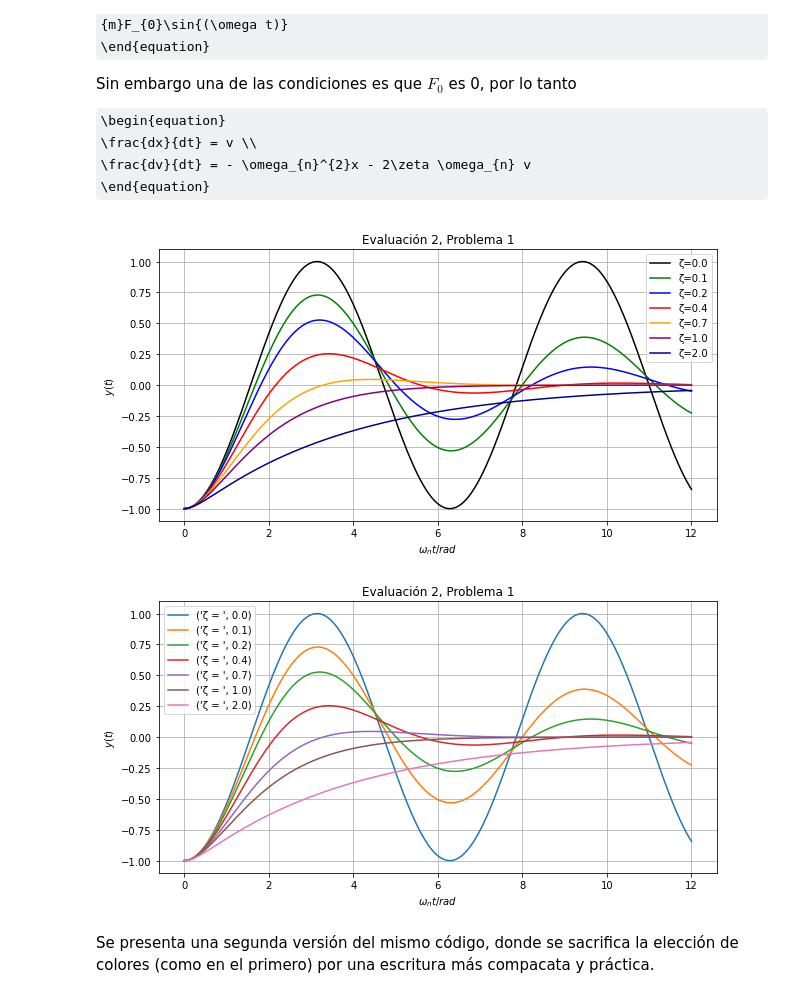
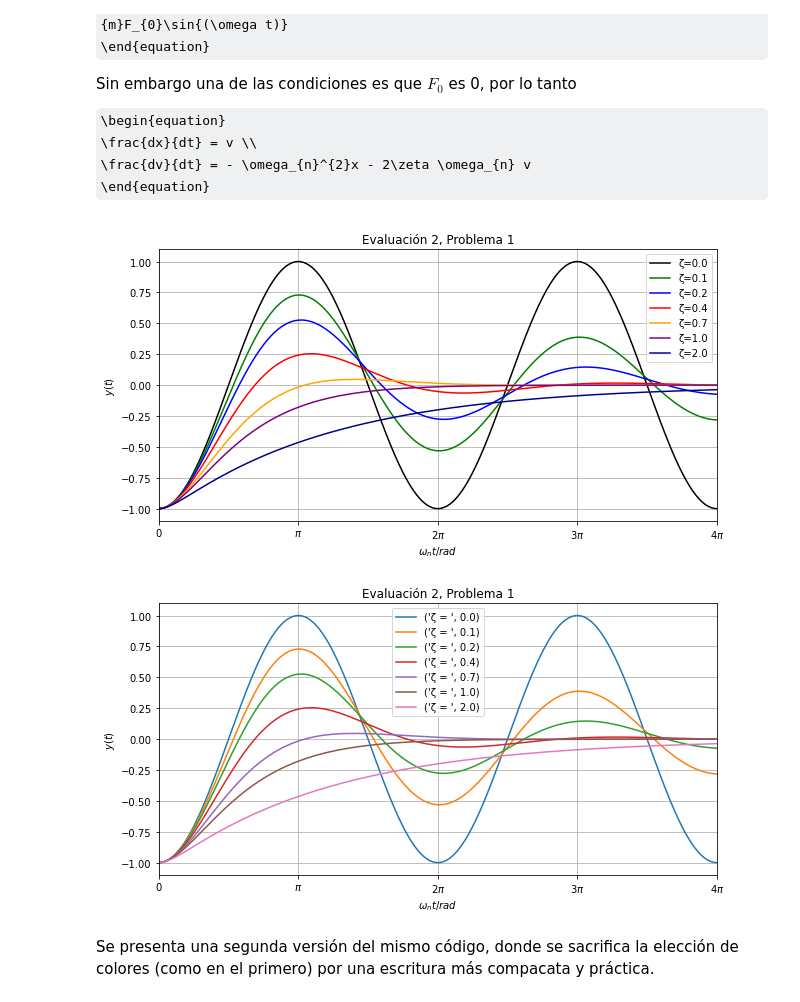
Before and after one commit to Akin-Bonillas-Miranda/Fisica_Computacional, a Jupyter notebook: Evaluación 2/Evaluación2.ipynb, the cells around one changed output. Cells and saved outputs as stored; diff of their text form; code cells hidden in the pictures; some formulas as TeX source.

```diff
--- a/Evaluación 2/Evaluación2.ipynb
+++ b/Evaluación 2/Evaluación2.ipynb
@@ -130,7 +130,7 @@ def SED( v, t, ζ, ωn ):
 # Intervalo sobre el cual se integrará
 
 t0 = 0
-tmax = 4
+tmax = 5
 Npts = 500
 t = np.linspace( t0, tmax, Npts ) # t = np.linspace ( 0, 4*np,pi, 500 )
 
@@ -165,6 +165,9 @@ plt.grid()
 
 plt.title( "Evaluación 2, Problema 1" )
 plt.xlabel( "$ω_{n}t/rad$" )
+plt.xlim( 0, 4*np.pi )
+plt.xticks( [ 0, np.pi, 2*np.pi, 3*np.pi, 4*np.pi ],
+           [ r"0", r"$\pi$", r"$2\pi$", r"$3\pi$", r"$4\pi$" ] )
 plt.ylabel( "$y(t)$" )
 
 plt.plot( 3*t, Solve0[ :, 0 ], "black",    label = "ζ=0.0" )
@@ -178,7 +181,7 @@ plt.plot( 3*t, Solve6[ :, 0 ], "darkblue", label = "ζ=2.0" )
 plt.legend(loc='best')
 plt.show()
 # %% [output]
-[figure, old version]
+[figure, new version]
 # %%
 #===================== RESOLVEMOS EL SISTEMA DE ECUACIONES =====================
 
@@ -195,35 +198,38 @@ def SED( v, t, ζ, ωn ):
 # Intervalo sobre el cual se integrará
 
 t0 = 0
-tmax = 4
+tmax = 5
 Npts = 500
 t = np.linspace( t0, tmax, Npts ) # t = np.linspace ( 0, 4*np,pi, 500 )
 
 # Condiciones iniciales
 
 t0 = 0.0
 y0 = [ -1.0, 0.0 ] # y_0 = [x_0, v_0]
 
 # Tasas de Amortiguamiento,  Soluciones con la función odeint
 
 Z = [ 0.0, 0.1, 0.2, 0.4, 0.7, 1.0, 2.0 ]
 
 plt.figure(figsize=(10,5))
 plt.grid()
 
 for ζ in Z:
   Solve0 = odeint( SED, y0, t, args = ( ζ, ωn, ) )
   plt.plot( 3*t, Solve0[ :, 0 ], label = ( "ζ = ", ζ ))
 
 
 plt.title( "Evaluación 2, Problema 1" )
 plt.xlabel( "$ω_{n}t/rad$" )
+plt.xlim( 0, 4*np.pi )
+plt.xticks( [ 0, np.pi, 2*np.pi, 3*np.pi, 4*np.pi ],
+           [ r"0", r"$\pi$", r"$2\pi$", r"$3\pi$", r"$4\pi$" ] )
 plt.ylabel( "$y(t)$" )
 
 plt.legend(loc='best')
 plt.show()
 # %% [output]
-[figure, old version]
+[figure, new version]
 # %% [markdown]
 Se presenta una segunda versión del mismo código, donde se sacrifica la elección de colores (como en el primero) por una escritura más compacata y práctica.
 # %% [markdown]
```
